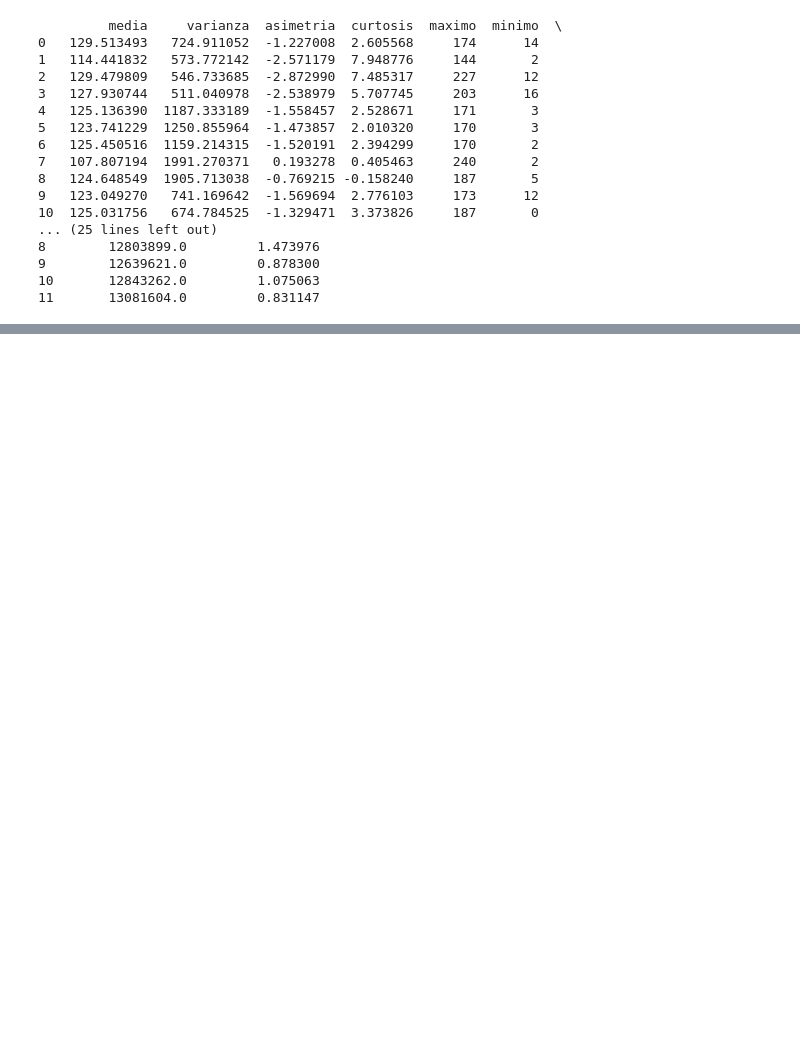
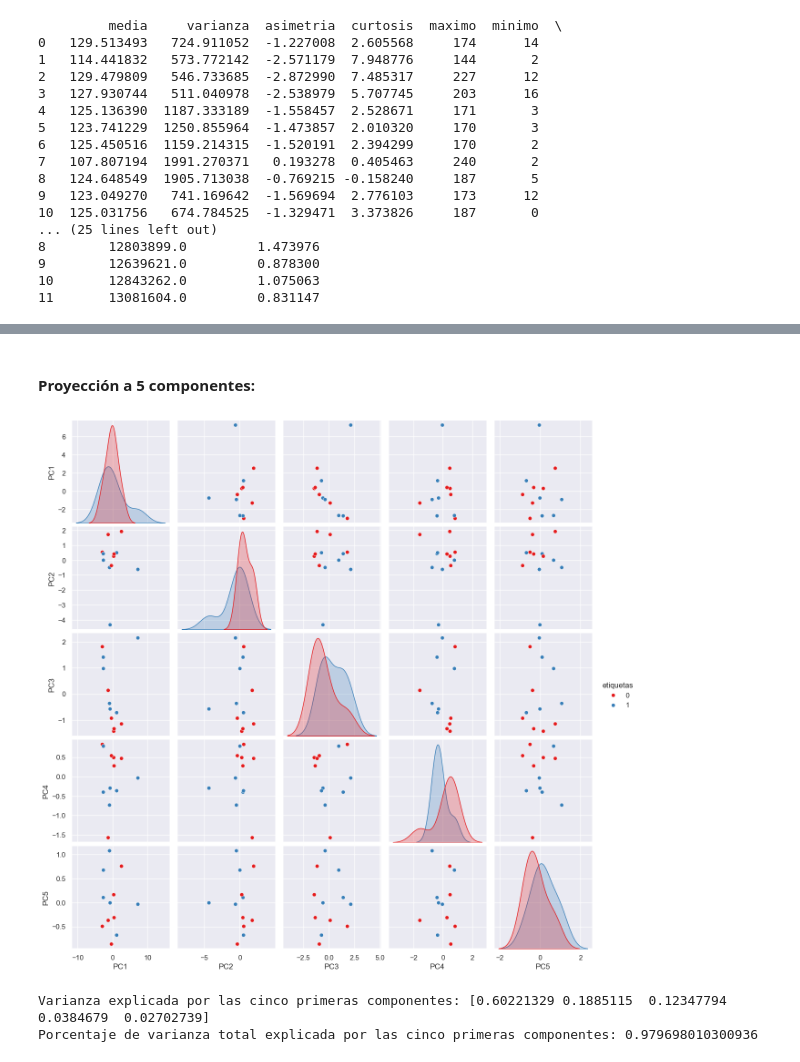
Before and after one commit to Camilocastellanos1002/Senales-III, a Jupyter notebook: Laboratorio/Laboratorio 5/Lab5_TDSIII_ChaparroCastellanos_JuanCamilo_Restrepo_Sebastian_Escobar.ipynb, the cells around one changed output, grey strips where cells are left out. Cells and saved outputs as stored; diff of their text form; code cells hidden in the pictures; blank space fills up the shorter version.

```diff
--- a/Laboratorio/Laboratorio 5/Lab5_TDSIII_ChaparroCastellanos_JuanCamilo_Restrepo_Sebastian_Escobar.ipynb
+++ b/Laboratorio/Laboratorio 5/Lab5_TDSIII_ChaparroCastellanos_JuanCamilo_Restrepo_Sebastian_Escobar.ipynb
@@ -242,0 +284,21 @@ plt.show()
+# %% [markdown]
+#### Proyección a 5 componentes:
+# %%
+# PCA con 5 componentes
+pca_5 = PCA(n_components=5)
+X_pca_5 = pca_5.fit_transform(X_scaled)
+
+# Pairplot para los 5 componentes principales
+df_pca_5 = pd.DataFrame(X_pca_5, columns=[f'PC{i+1}' for i in range(5)])
+df_pca_5['etiquetas'] = y
+sns.pairplot(df_pca_5, hue='etiquetas', palette='Set1')
+plt.show()
+
+# Varianza explicada por las 5 componentes principales
+varianza_explicada_5 = pca_5.explained_variance_ratio_
+print(f"Varianza explicada por las cinco primeras componentes: {varianza_explicada_5}")
+print(f"Porcentaje de varianza total explicada por las cinco primeras componentes: {np.sum(varianza_explicada_5)}")
+# %% [output]
+[figure, added]
+Varianza explicada por las cinco primeras componentes: [0.60221329 0.1885115  0.12347794 0.0384679  0.02702739]
+Porcentaje de varianza total explicada por las cinco primeras componentes: 0.979698010300936
```
Also changed, not shown: parts of 13 cells of this notebook, 1 other file.
